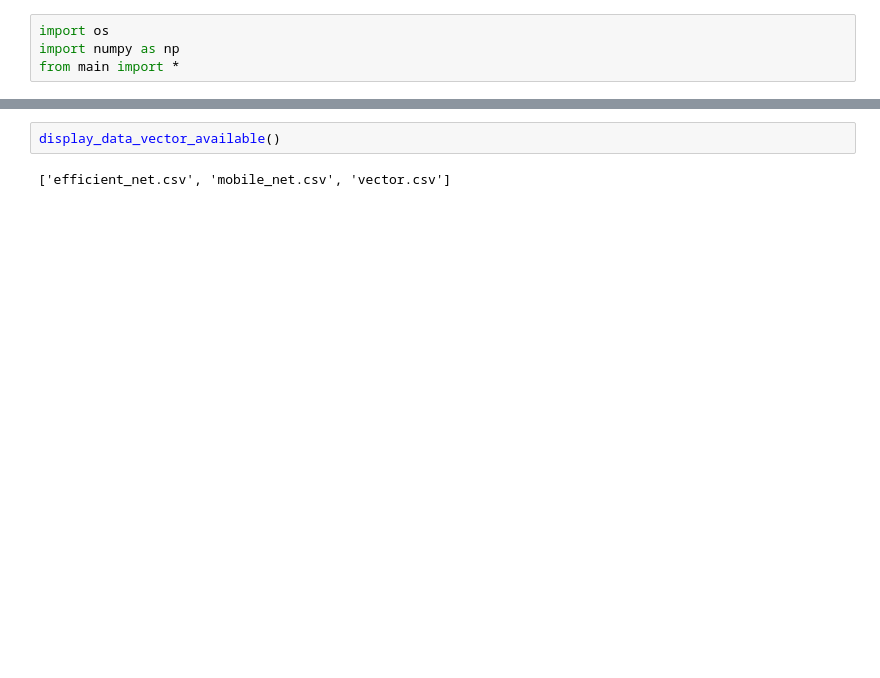
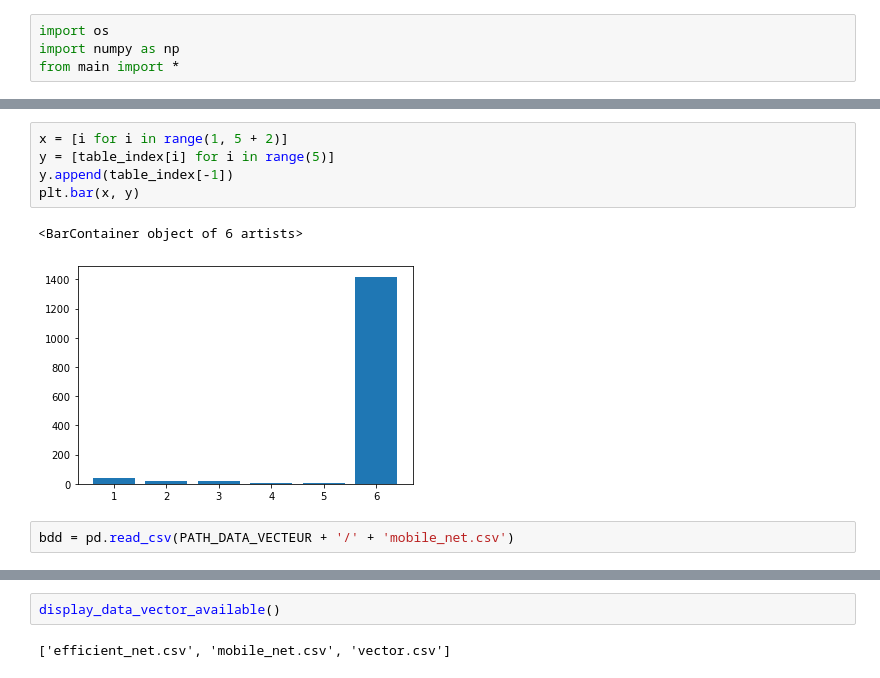
Before and after one commit to HubHetic/Open-Food-Fact, a Jupyter notebook: code/test.ipynb, the cells around one changed output, grey strips where cells are left out. Drawn from its saved outputs; the diff is of its cells as text; blank space fills up the shorter version.

```diff
--- a/code/test.ipynb
+++ b/code/test.ipynb
@@ -35,0 +65,10 @@ temps d'execution: 278.2169544696808
+# %%
+x = [i for i in range(1, 5 + 2)]
+y = [table_index[i] for i in range(5)]
+y.append(table_index[-1])
+plt.bar(x, y)
+# %% [output]
+<BarContainer object of 6 artists>
+[figure, added]
+# %%
+bdd = pd.read_csv(PATH_DATA_VECTEUR + '/' + 'mobile_net.csv')
```
Also changed, not shown: parts of 13 cells of this notebook, 3 other files.
